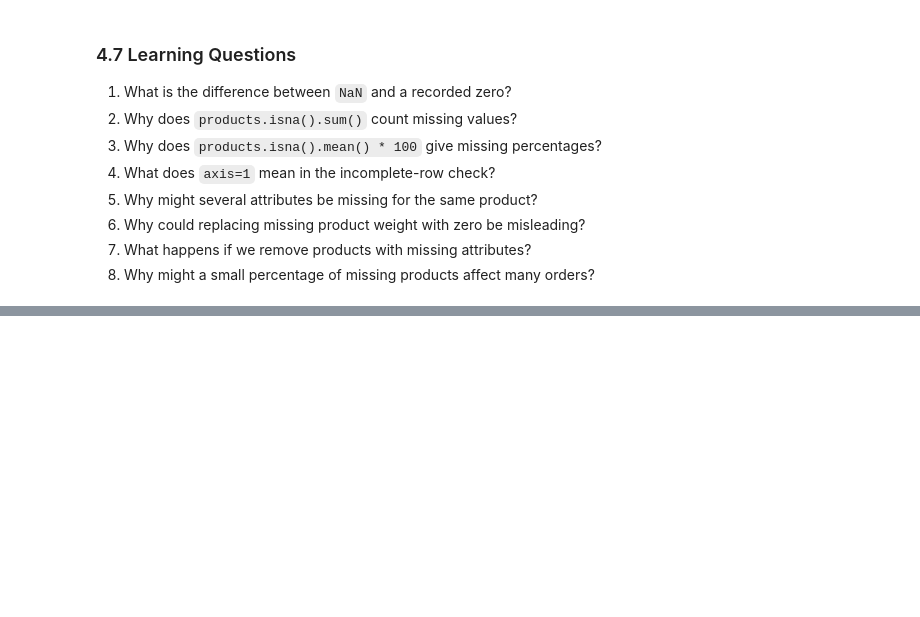
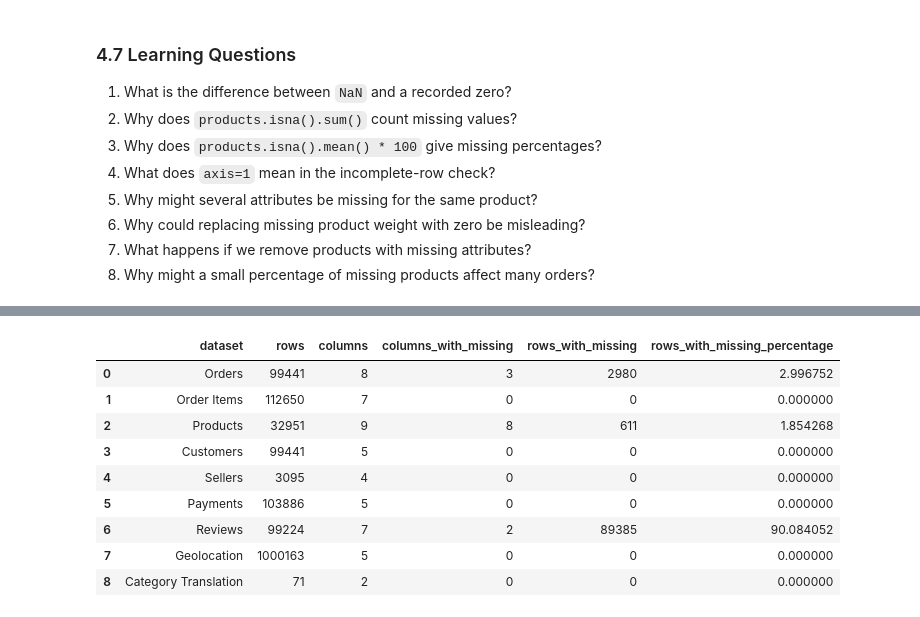
Before and after one commit to mmubashir95/ecommerce-delivery-intelligence, a Jupyter notebook: notebooks/01_data_understanding.ipynb, the cells around one changed output, grey strips where cells are left out. Cells and saved outputs as stored; diff of their text form; code cells hidden in the pictures; blank space fills up the shorter version.

Commit message:
Complete Olist data understanding notebook

```diff
--- a/notebooks/01_data_understanding.ipynb
+++ b/notebooks/01_data_understanding.ipynb
@@ -309,0 +1017,28 @@ np.int64(4)
+# %%
+missing_values_summary = pd.DataFrame(
+    [
+        {
+            "dataset": name,
+            "rows": len(dataframe),
+            "columns": dataframe.shape[1],
+            "columns_with_missing": dataframe.isna().any().sum(),
+            "rows_with_missing": dataframe.isna().any(axis=1).sum(),
+            "rows_with_missing_percentage": (
+                dataframe.isna().any(axis=1).mean() * 100
+            ),
+        }
+        for name, dataframe in datasets.items()
+    ]
+)
+missing_values_summary
+# %% [output]
+|  | dataset | rows | columns | columns_with_missing | rows_with_missing | rows_with_missing_percentage |
+| 0 | Orders | 99441 | 8 | 3 | 2980 | 2.996752 |
+| 1 | Order Items | 112650 | 7 | 0 | 0 | 0.000000 |
+| 2 | Products | 32951 | 9 | 8 | 611 | 1.854268 |
+| 3 | Customers | 99441 | 5 | 0 | 0 | 0.000000 |
+| 4 | Sellers | 3095 | 4 | 0 | 0 | 0.000000 |
+| 5 | Payments | 103886 | 5 | 0 | 0 | 0.000000 |
+| 6 | Reviews | 99224 | 7 | 2 | 89385 | 90.084052 |
+| 7 | Geolocation | 1000163 | 5 | 0 | 0 | 0.000000 |
+| 8 | Category Translation | 71 | 2 | 0 | 0 | 0.000000 |
```
Also changed, not shown: parts of 47 cells of this notebook.
